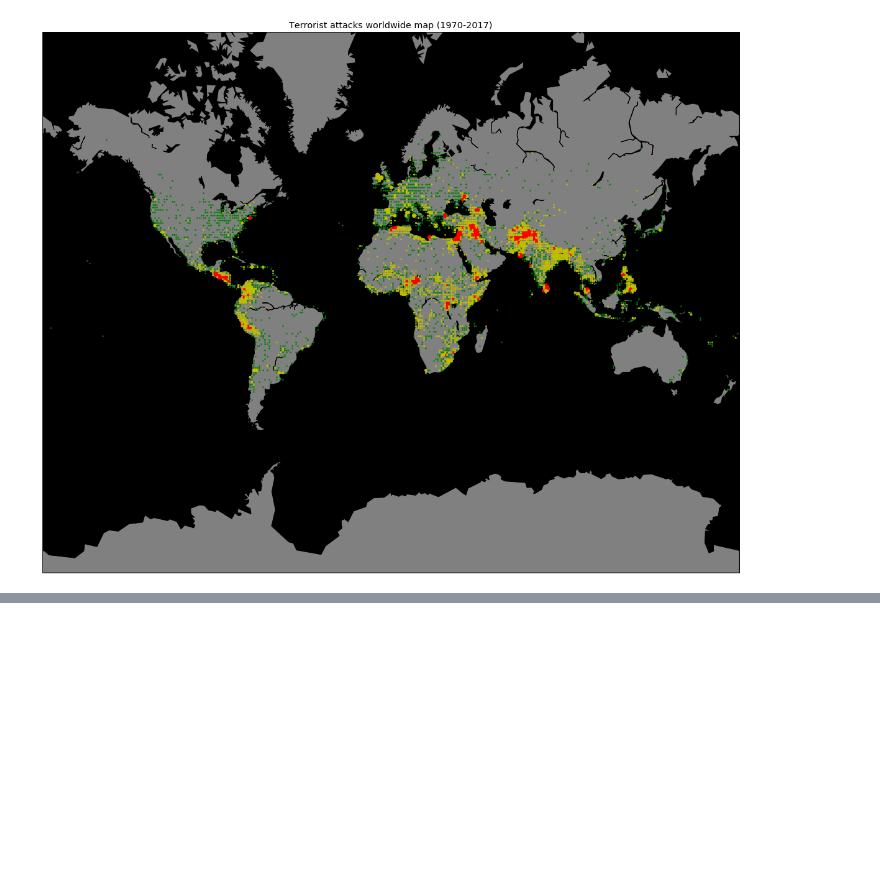
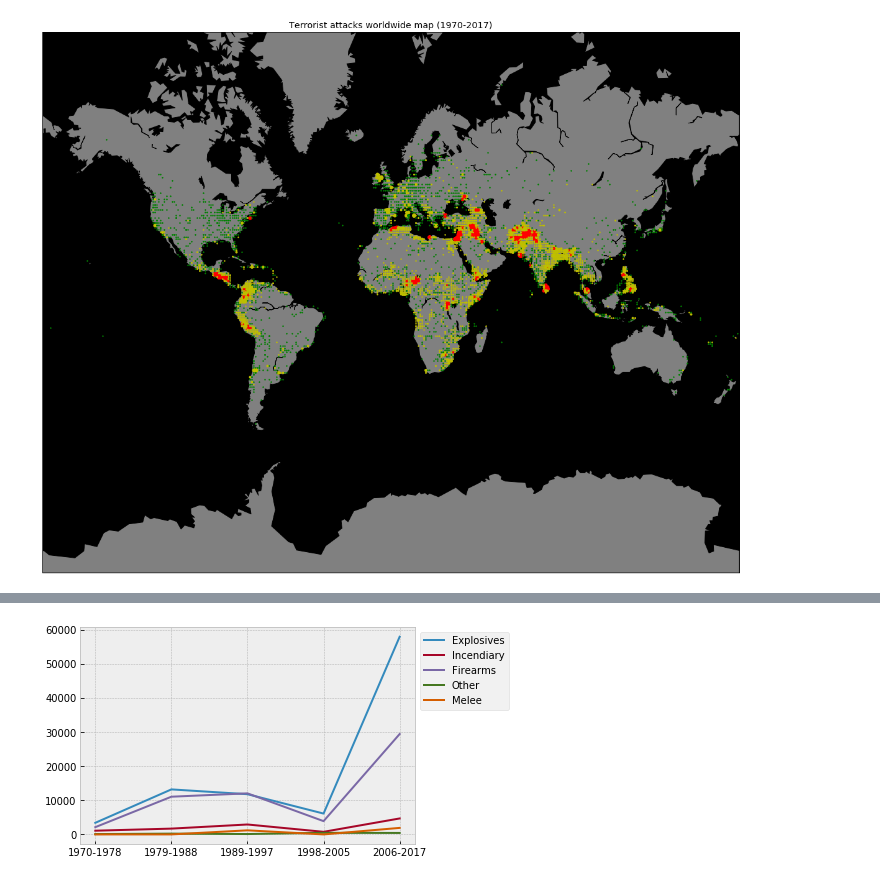
Before and after one commit to Andre711/PR19TANM, a Jupyter notebook: PR_Projekt/Projekt.ipynb, the cells around one changed output, grey strips where cells are left out. Saved outputs shown, nothing was run; the diff lists cells and outputs as text; code cells hidden in the pictures; blank space fills up the shorter version.

```diff
--- a/PR_Projekt/Projekt.ipynb
+++ b/PR_Projekt/Projekt.ipynb
@@ -174,0 +240,38 @@ plt.show()
+# %%
+weapons_obdobja = dict()
+for obdobje, t in terrorisms.items():
+    weapons1 = defaultdict(int)
+    for attack in t:
+        if attack[20] != 'Unknown':
+            weapons1[attack[20]] += 1
+
+    weapons = defaultdict(int)
+    for name, count in weapons1.items():
+        if count < 500:
+            weapons["Other"] += count
+        else:
+            weapons[name] = count
+
+    weapons_obdobja[obdobje] = weapons
+
+
+all_types = set()
+for obdobje in weapons_obdobja.values():
+    all_types.update(obdobje)
+
+weapons_types = defaultdict(list)
+for obdobje in weapons_obdobja.values():
+    for _type, count in obdobje.items():
+        weapons_types[_type].append(count)
+    for _type in all_types:
+        if _type not in obdobje:
+            weapons_types[_type].append(0)
+
+obdobja = [obdobje for obdobje in weapons_obdobja]
+fig, ax = plt.subplots()
+for name, data in weapons_types.items():
+    ax.plot(obdobja, data, label=name)
+ax.legend(bbox_to_anchor=(1.0, 1.0))
+plt.show()
+# %% [output]
+[figure, added]
```
Also changed, not shown: parts of 4 cells of this notebook.
